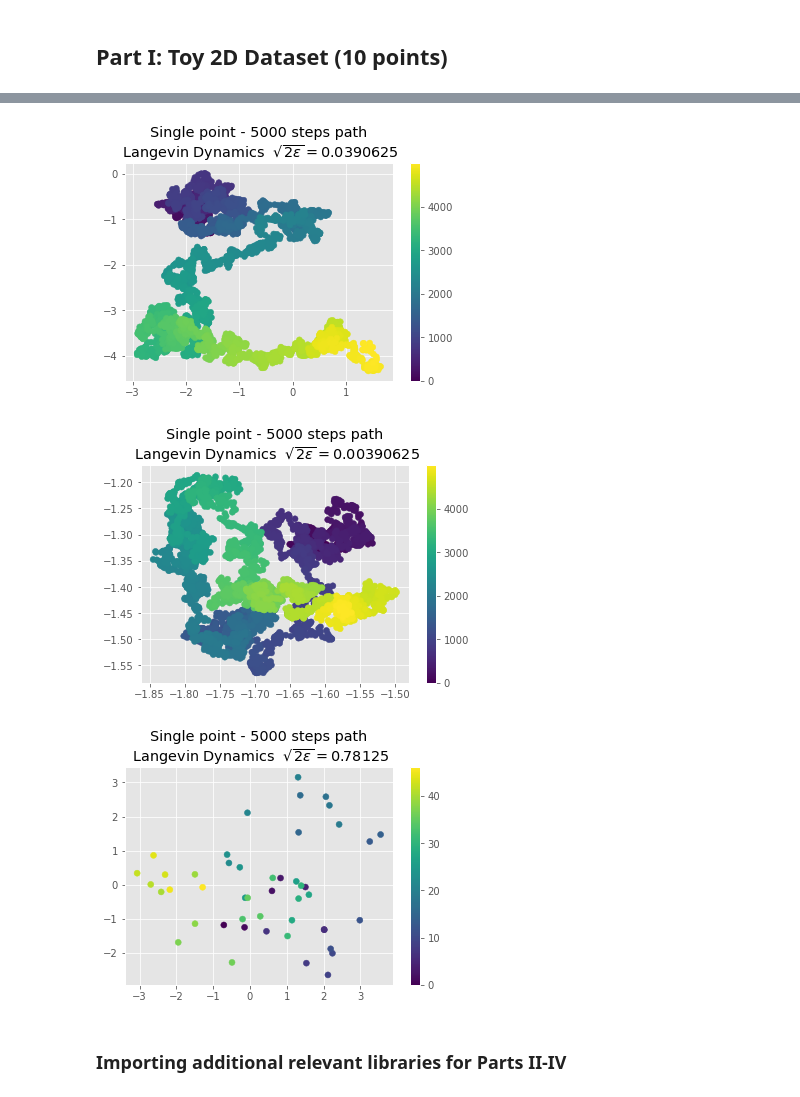
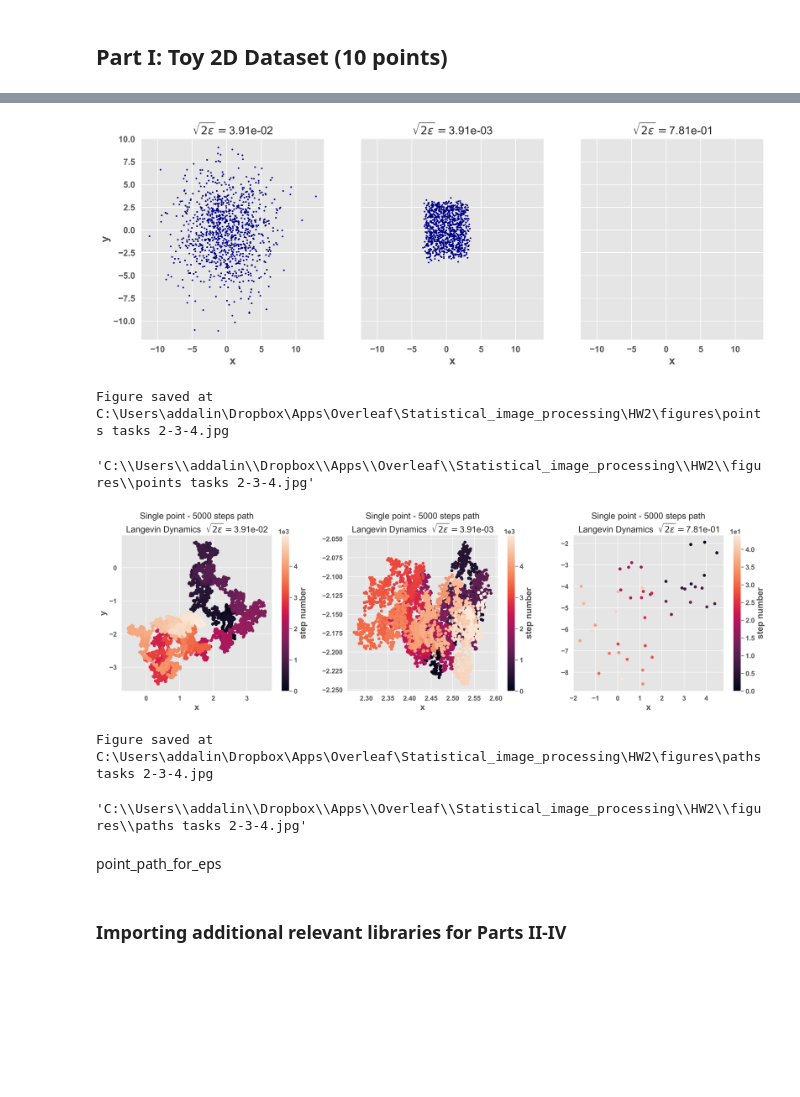
Before and after one commit to adidigit/statistical_methods_in_ip, a Jupyter notebook: HW2/HW2_Spring2022_Langevin_Dynamics_and_EBMs.ipynb, the cells around one changed output, grey strips where cells are left out. Drawn from its saved outputs; the diff is of its cells as text; code cells hidden in the pictures; blank space fills up the shorter version.

Commit message:
updates figures tasks 2,3,4

```diff
--- a/HW2/HW2_Spring2022_Langevin_Dynamics_and_EBMs.ipynb
+++ b/HW2/HW2_Spring2022_Langevin_Dynamics_and_EBMs.ipynb
@@ -163,18 +209,49 @@ for i, _ in enumerate(sqrt_two_eps):
+# %%
+fig, axes = plt.subplots(nrows=1, ncols=len (all_eps_lsd), sharey=True, sharex=True, figsize = (18,6))
+for ind,(points, ax) in enumerate(zip(all_eps_lsd, axes.ravel())):
+    ax.scatter(points[:,0],points[:,1], s=5)
+    ax.set_title(fr"$\sqrt{{2\epsilon}}=${sqrt_two_eps[ind]:.2e}")
+    if ind==0:
+        ax.set_ylabel('y')
+    ax.set_xlabel('x')
+plt.show()
+
+
+save_fig(fig, fig_name= 'points tasks 2-3-4',
+             folder_name = figs_folder,
+             format_fig='jpg', dpi= 100)
+# %% [output]
+[figure, added]
+Figure saved at C:\Users\addalin\Dropbox\Apps\Overleaf\Statistical_image_processing\HW2\figures\points tasks 2-3-4.jpg
+'C:\\Users\\addalin\\Dropbox\\Apps\\Overleaf\\Statistical_image_processing\\HW2\\figures\\points tasks 2-3-4.jpg'
 # %%
-# TODO- add colorbar info
-for i, _ in enumerate(sqrt_two_eps):
-    point_path_for_eps = all_eps_lds_path[i]
-    px = [p.numpy()[0] for p in point_path_for_eps]
-    py = [p.numpy()[1] for p in point_path_for_eps]
-    fig= plt.figure()
+fig, axes = plt.subplots(nrows=1, ncols=len (all_eps_lsd), figsize = (24,6))
+for ind,(path, ax) in enumerate(zip(all_eps_lds_path, axes.ravel())):
+    px = [p.numpy()[0] for p in path]
+    py = [p.numpy()[1] for p in path]
     col = list(range(len(px)))
-    plt.scatter(px,py,c= col)
-    plt.colorbar()
-    plt.title('Single point - 5000 steps path\n Langevin Dynamics  $\sqrt{2\epsilon}=$'+ str(sqrt_two_eps[i]))
+    img= ax.scatter(px,py,c= col)
+    cbar= plt.colorbar(img, ax=ax)
+    cbar.set_label('step number')
+    cbar.formatter.set_powerlimits((0, 0))
+    cbar.update_ticks()
+
+    if ind==0:
+        ax.set_ylabel('y')
+    ax.set_xlabel('x')
+    ax.set_title("Single point - 5000 steps path\n"+fr"Langevin Dynamics  $\sqrt{{2\epsilon}}=${sqrt_two_eps[ind]:.2e}")
+plt.show()
+
+
+save_fig(fig, fig_name= 'paths tasks 2-3-4',
+             folder_name = figs_folder,
+             format_fig='jpg', dpi= 100)
 # %% [output]
-[figure, old version]
+[figure, new version]
-[figure, removed]
-[figure, removed]
+Figure saved at C:\Users\addalin\Dropbox\Apps\Overleaf\Statistical_image_processing\HW2\figures\paths tasks 2-3-4.jpg
+'C:\\Users\\addalin\\Dropbox\\Apps\\Overleaf\\Statistical_image_processing\\HW2\\figures\\paths tasks 2-3-4.jpg'
+# %% [markdown]
+point_path_for_eps
 # %% [markdown]
 ### Importing additional relevant libraries for Parts II-IV
 # %%
```
Also changed, not shown: parts of 5 cells of this notebook.
